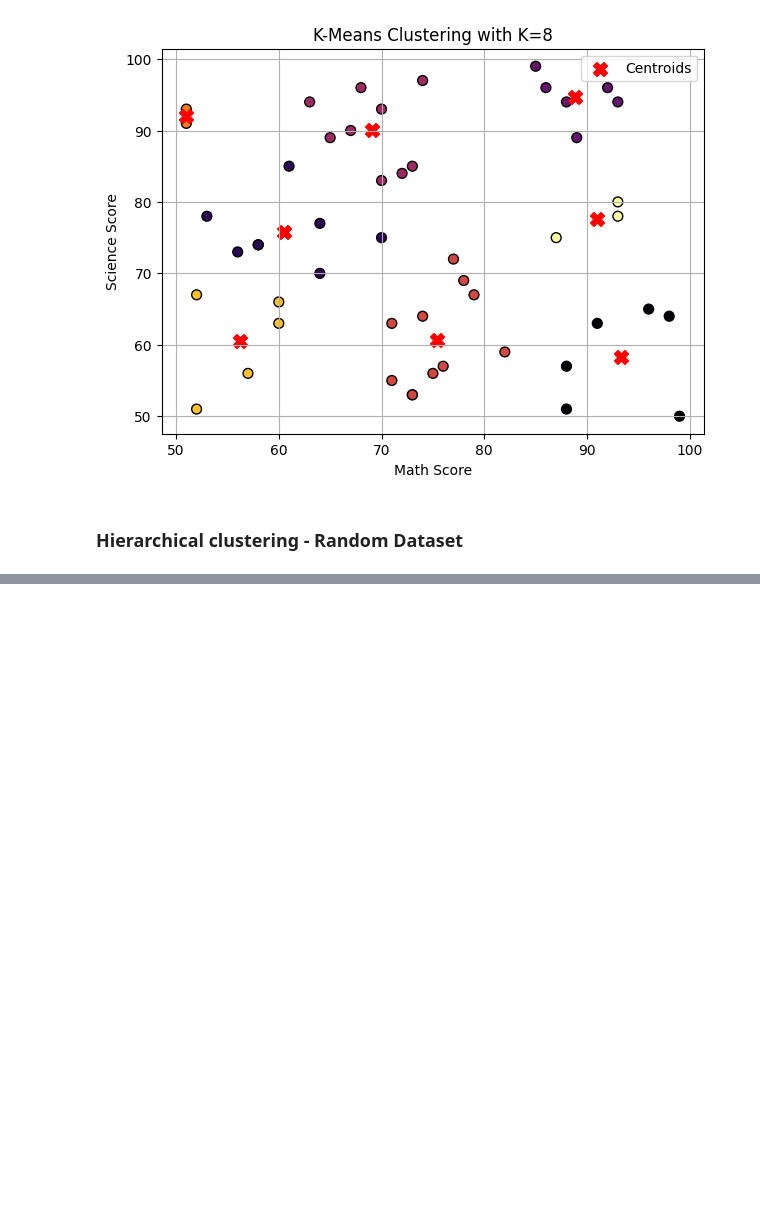
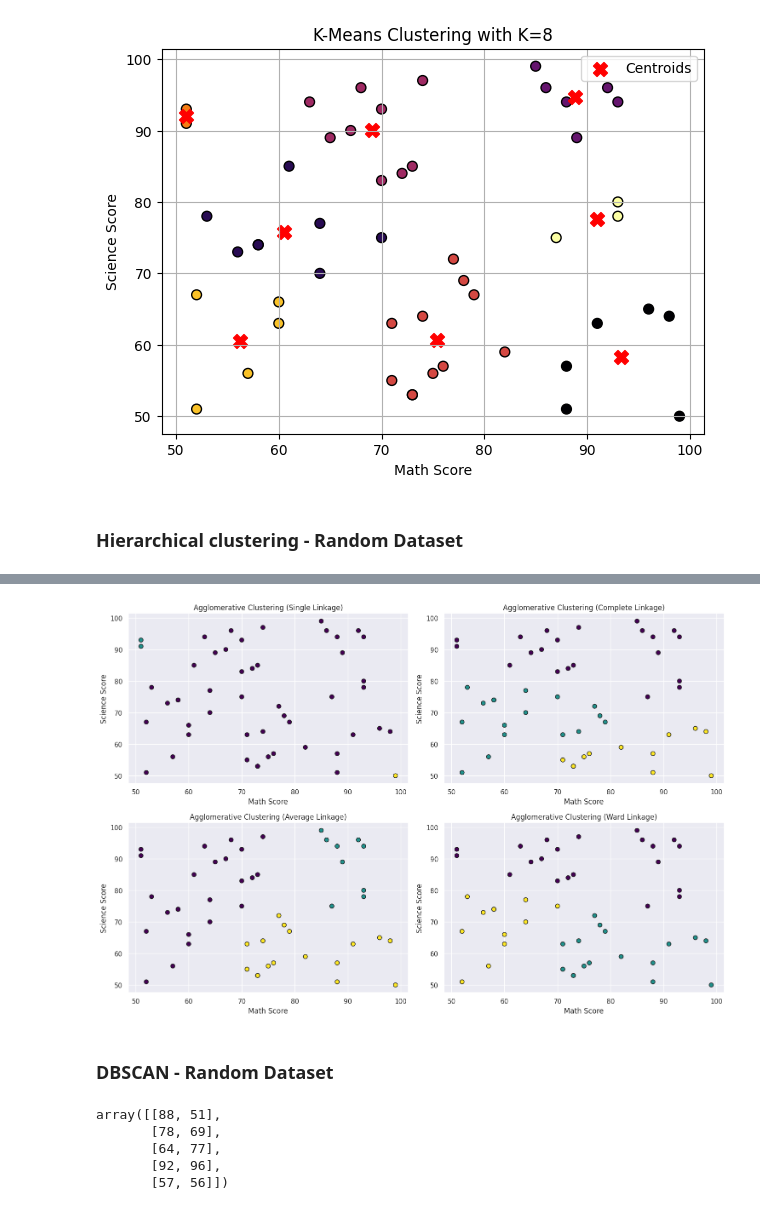
Before and after one commit to aninditadash/Introduction_to_machine_learning, a Jupyter notebook: unsupervised_learning/Examples/Random_data_clustering_analysis.ipynb, the cells around one changed output, grey strips where cells are left out. Saved outputs shown, nothing was run; the diff lists cells and outputs as text; code cells hidden in the pictures; blank space fills up the shorter version.

Commit message:
Random dataset file updated for unsupervised learning

```diff
--- a/unsupervised_learning/Examples/Random_data_clustering_analysis.ipynb
+++ b/unsupervised_learning/Examples/Random_data_clustering_analysis.ipynb
@@ -224,0 +214,20 @@ plt.show()
+# %%
+# Perform Agglomerative Clustering with each linkage method and plot results
+fig, axes = plt.subplots(2, 2, figsize=(15, 10))
+
+for ax, method in zip(axes.flatten(), linkage_methods):
+    agglom = AgglomerativeClustering(n_clusters=3, linkage=method)
+    clusters = agglom.fit_predict(student_scores)
+
+    ax.scatter(student_scores[:, 0], student_scores[:, 1], c=clusters, cmap='viridis', edgecolors='k', s=50)
+    ax.set_xlabel('Math Score')
+    ax.set_ylabel('Science Score')
+    ax.set_title(f'Agglomerative Clustering ({method.capitalize()} Linkage)')
+    ax.grid(True)
+
+plt.tight_layout()
+plt.show()
+# %% [output]
+[figure, added]
+# %% [markdown]
+### __DBSCAN - Random Dataset__
@@ -225 +241,9 @@ plt.show()
+# %%
+student_scores[:5]
+# %% [output]
+array([[88, 51],
+       [78, 69],
+       [64, 77],
+       [92, 96],
+       [57, 56]])
 # %%
```
Also changed, not shown: parts of 11 cells of this notebook.
